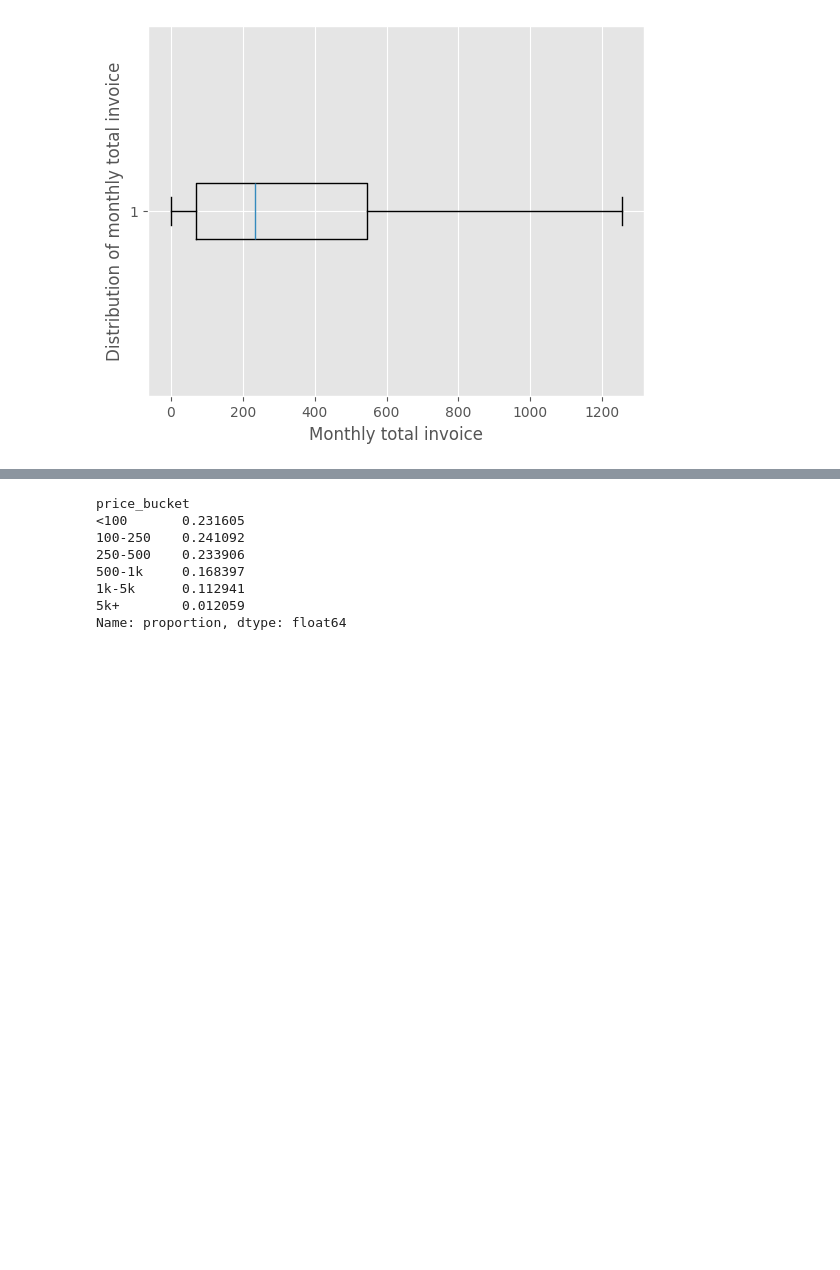
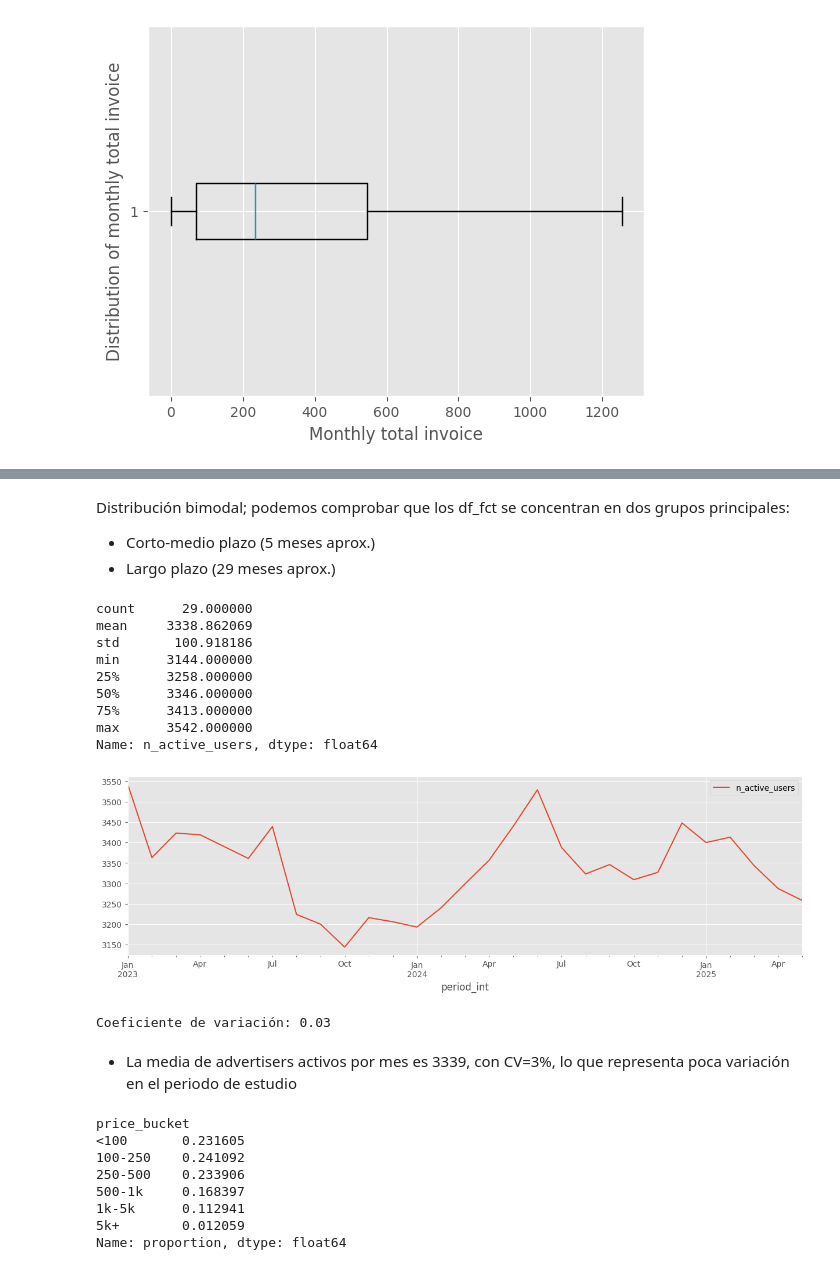
Before and after one commit to Komorebi-Team/KOMOREBI-PROJECT, a Jupyter notebook: src/EDA.ipynb, the cells around one changed output, grey strips where cells are left out. Cells and saved outputs as stored; diff of their text form; code cells hidden in the pictures; blank space fills up the shorter version.

```diff
--- a/src/EDA.ipynb
+++ b/src/EDA.ipynb
@@ -505,3 +544,41 @@ plt.show()
+# %% [markdown]
+Distribución bimodal; podemos comprobar que los df_fct se concentran en dos grupos principales:
+- Corto-medio plazo (5 meses aprox.)
+- Largo plazo (29 meses aprox.)
+# %%
+active_users_month = (
+    df_fct
+    .groupby("period_int")["advertiser_zrive_id"]
+    .nunique()
+    .reset_index()
+    .rename(columns={"advertiser_zrive_id":"n_active_users"})
+)
+
+active_users_month.plot(
+    x="period_int",
+    y="n_active_users",
+    kind="line",
+    figsize=(15,4)
+)
+active_users_month["n_active_users"].describe()
+# %% [output]
+count      29.000000
+mean     3338.862069
+std       100.918186
+min      3144.000000
+25%      3258.000000
+50%      3346.000000
+75%      3413.000000
+max      3542.000000
+Name: n_active_users, dtype: float64
+[figure, added]
+# %%
+cv = active_users_month["n_active_users"].std()/active_users_month["n_active_users"].mean()
+print(f"Coeficiente de variación: {cv:.2f}")
+# %% [output]
+Coeficiente de variación: 0.03
+# %% [markdown]
+- La media de advertisers activos por mes es 3339, con CV=3%, lo que representa poca variación en el periodo de estudio
 # %%
 df_fct["price_bucket"] = pd.cut(
     df_fct["monthly_total_invoice"],
```
Also changed, not shown: parts of 88 cells of this notebook, 1 other file.
